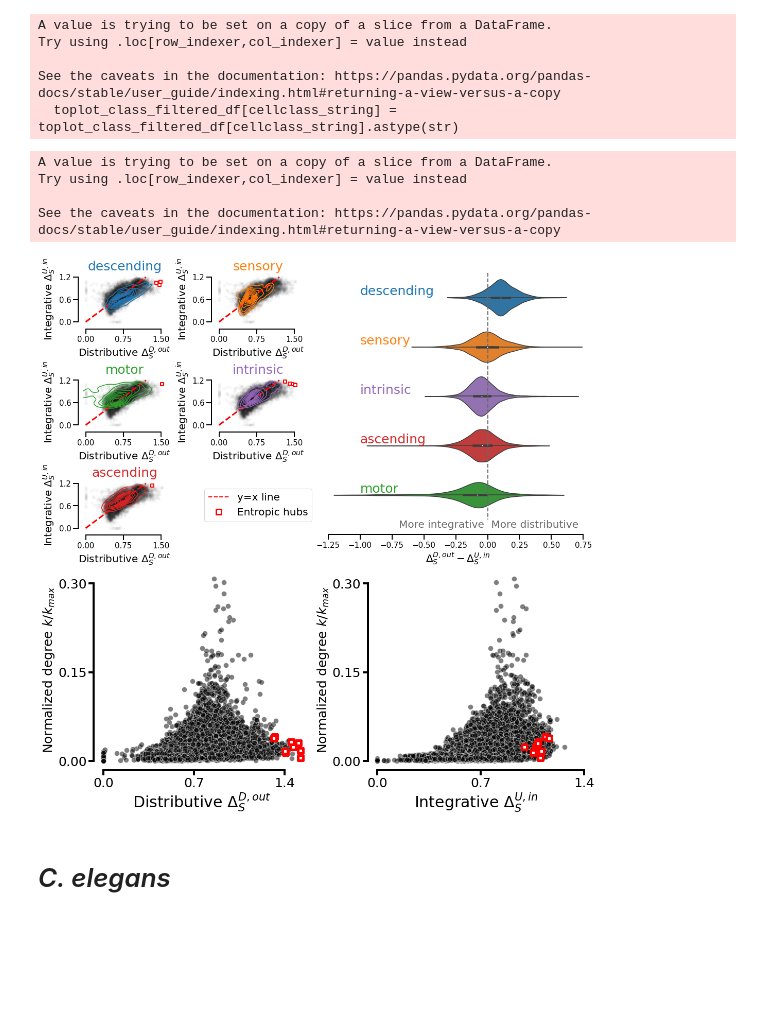
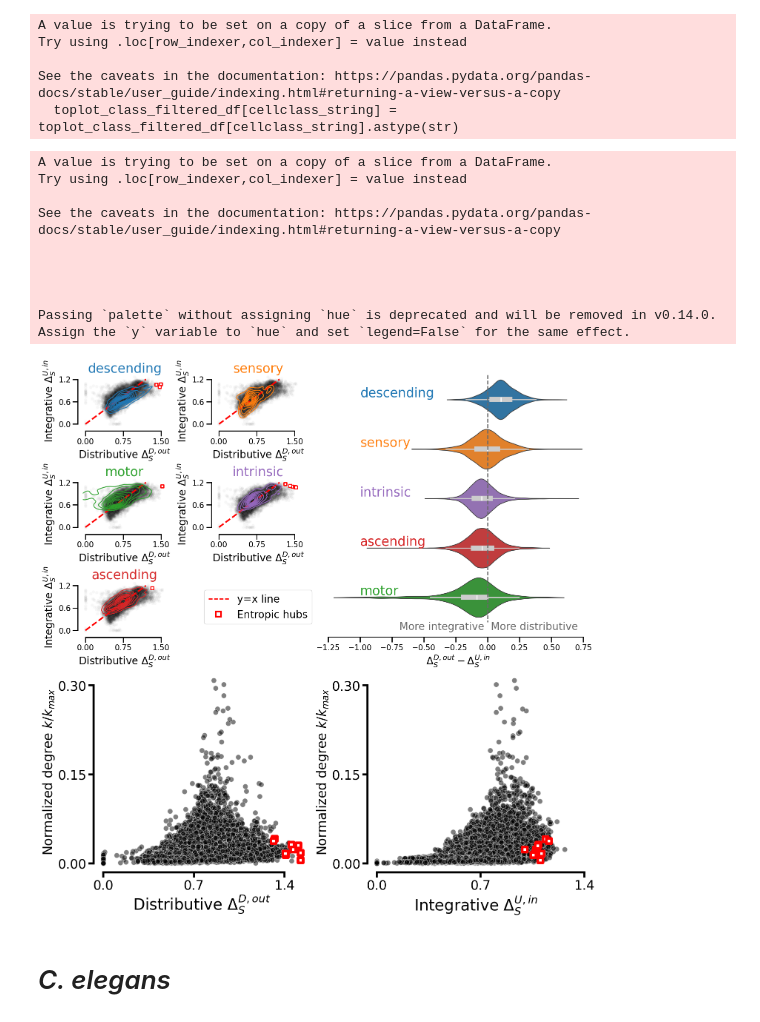
Before and after one commit to sungsushi/spec_div, a Jupyter notebook: src/01_vec_ent_nb.ipynb, the cells around one changed output. Cells and saved outputs as stored; diff of their text form; code cells hidden in the pictures; blank space fills up the shorter version.

```diff
--- a/src/01_vec_ent_nb.ipynb
+++ b/src/01_vec_ent_nb.ipynb
@@ -249,7 +247,8 @@ legend_ax.axis('off')
 # part B
 toplot_class_filtered_df.loc[:,'dsout_usin_diff'] = toplot_class_filtered_df[f'out_diff_ds'] - toplot_class_filtered_df[f'in_diff_us']
 plot_order = toplot_class_filtered_df.groupby('class').dsout_usin_diff.mean().sort_values(ascending=False).index.values
-sns.violinplot(toplot_class_filtered_df,x='dsout_usin_diff', y='class', fill=False, stat="density", common_norm=False, alpha=1, ax=int_dist_ax, order=plot_order, palette=classmap, inner_kws=dict(box_width=20, whis_width=2, color=".8"))
+# sns.violinplot(toplot_class_filtered_df,x='dsout_usin_diff', y='class', fill=False, stat="density", common_norm=False, alpha=1, ax=int_dist_ax, order=plot_order, palette=classmap, inner_kws=dict(box_width=20, whis_width=2, color=".8"))
+sns.violinplot(toplot_class_filtered_df,x='dsout_usin_diff', y='class', fill=True, common_norm=False, alpha=1, ax=int_dist_ax, order=plot_order, palette=classmap, inner_kws=dict(box_width=10, whis_width=2, color=".8"))
 sns.despine(offset=5, trim=True, left=True, ax=int_dist_ax)
 int_dist_ax.set(yticklabels=[])  # remove the tick labels
 int_dist_ax.tick_params(left=False)  # remove the ticks
@@ -277,34 +276,39 @@ for i, col in enumerate(plottype):
     cent = col[0]
     axis = col[1]
     xname = col[2]
 
     sns.scatterplot(y=toplot_class_filtered_df[cent_measure], x=toplot_class_filtered_df[cent], alpha=0.5, marker='o', color='black', ax=axis, s=100)
     colsplit = cent.split('_')
     xlabel = xname + ' ' + rf'$\Delta_S^{{{str.upper(colsplit[-1][0])}, {colsplit[0]}}}$'
     axis.set_xlabel(xlabel,size=30 )
     sns.scatterplot(ent_hub_df, y=cent_measure, x=cent, marker='s',
                      color='white', linewidth= 5, edgecolor='red', label=r'Entropic hubs',ax=axis, s=100)
     axis.set_xticks([0, 0.7, 1.4])
     axis.set_ylabel(r'Normalized degree $k/k_{max}$', size=25)
     axis.set_yticks([0, 0.15, 0.3])
 
     axis.tick_params(width=4, size=10)
     for pos in ['bottom','left',]:
         axis.spines[pos].set_linewidth(4)
     axis.tick_params(axis='x', labelsize=25)
     axis.tick_params(axis='y', labelsize=25)
     axis.get_legend().remove()
     sns.despine(ax=axis, trim=True)
 
 if save_things:
     plt.savefig('../figures/r1_sd_distributions_A_B_E_drosophila.png', dpi=300)
 plt.show()
 # %% [output]
 A value is trying to be set on a copy of a slice from a DataFrame.
 Try using .loc[row_indexer,col_indexer] = value instead
 
 See the caveats in the documentation: https://pandas.pydata.org/pandas-docs/stable/user_guide/indexing.html#returning-a-view-versus-a-copy
+
+
+
+
+Passing `palette` without assigning `hue` is deprecated and will be removed in v0.14.0. Assign the `y` variable to `hue` and set `legend=False` for the same effect.
-[figure, old version]
+[figure, new version]
 # %% [markdown]
 # _C. elegans_
 # %% [markdown]
```
Also changed, not shown: parts of 4 cells of this notebook, 11 other files.
